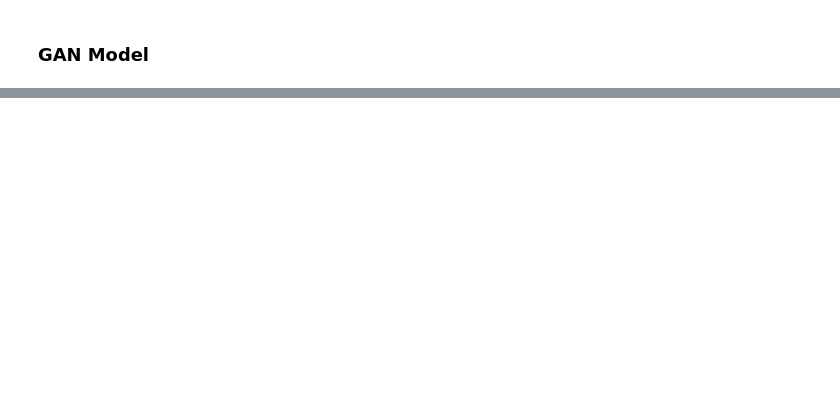
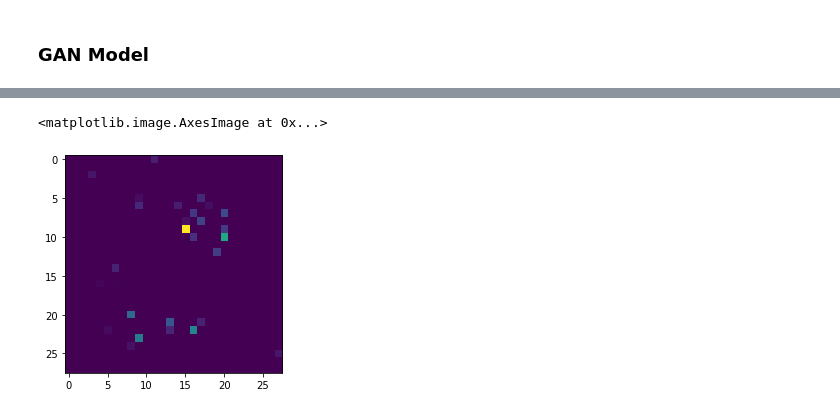
Before and after one commit to mxagar/data_science_python_tools, a Jupyter notebook: 19_NeuralNetworks_Keras/19_10_Keras_GANs/19_10_Keras_GANs_Intro_MNIST.ipynb, the cells around one changed output, grey strips where cells are left out. Saved outputs shown, nothing was run; the diff lists cells and outputs as text; code cells hidden in the pictures; blank space fills up the shorter version.

```diff
--- a/19_NeuralNetworks_Keras/19_10_Keras_GANs/19_10_Keras_GANs_Intro_MNIST.ipynb
+++ b/19_NeuralNetworks_Keras/19_10_Keras_GANs/19_10_Keras_GANs_Intro_MNIST.ipynb
@@ -122,0 +190,2 @@ X_train.shape
+# %%
+GAN.compile(loss='binary_crossentropy',optimizer='adam')
@@ -122,0 +261,3 @@ X_train.shape
+# %%
+# Unpack the GAN models
+generator, discriminator = GAN.layers
@@ -122,0 +335,3 @@ X_train.shape
+# %%
+# Inference
+images = generator(noise)
@@ -122,0 +342,5 @@ X_train.shape
+# %%
+plt.imshow(images[5])
+# %% [output]
+<matplotlib.image.AxesImage at 0x...>
+[figure, added]
```
Also changed, not shown: parts of 31 cells of this notebook.
